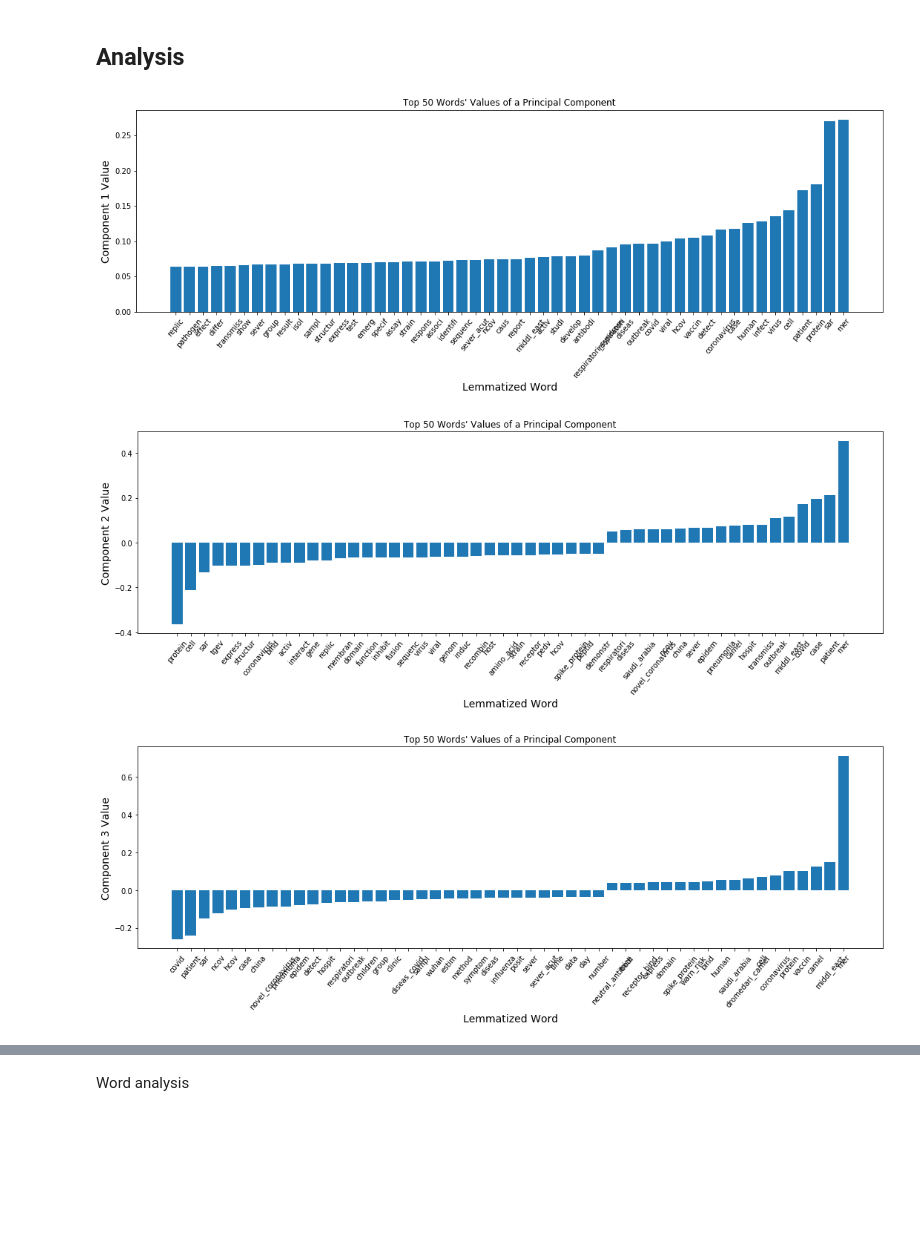
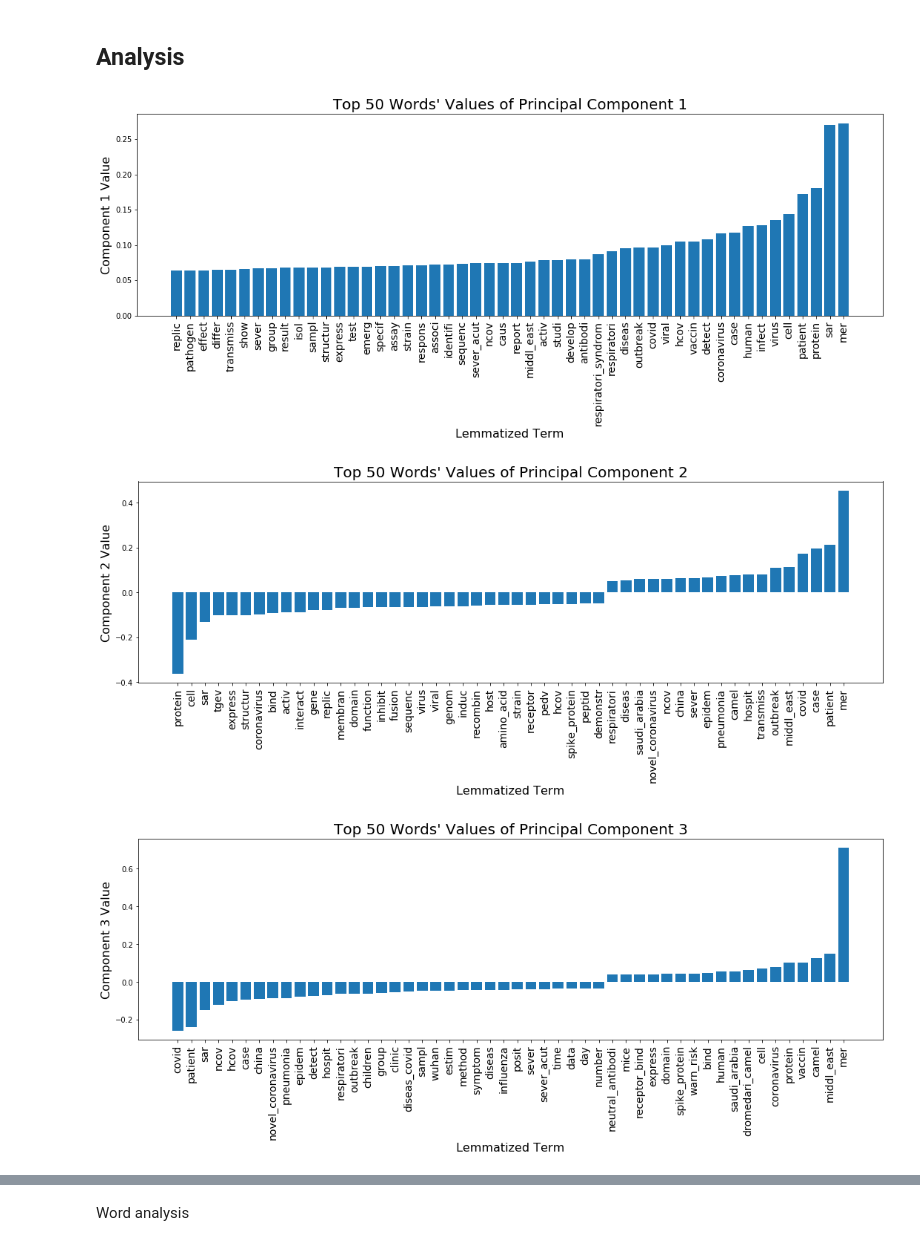
Before and after one commit to COVID19-DVRN/8-AI-Mapping-of-Relevant-Coronavirus-Literature, a Jupyter notebook: analysis/AbstractAnalytics-subsetted.ipynb, the cells around one changed output, grey strips where cells are left out. Saved outputs shown, nothing was run; the diff lists cells and outputs as text; code cells hidden in the pictures; blank space fills up the shorter version.

Commit message:
Retooling graphics for rapid analysis generated for paper

```diff
--- a/analysis/AbstractAnalytics-subsetted.ipynb
+++ b/analysis/AbstractAnalytics-subsetted.ipynb
@@ -175,10 +177,14 @@ Identifying PCs that separate COVID/non-COVID literature
 # %%
 n_bins = 50
 for c in range(10):
-    _, _, _ = plt.hist(transformed[covid_article_indexes, c], density=True, alpha=1, bins=50)
     _, _, _ = plt.hist(transformed[np.setdiff1d(list(range(len(transformed))), covid_article_indexes), c]
-             , density=True, alpha=0.5, bins=50)
-    plt.title('PC ' + str(c))
+             , density=True, alpha=1., bins=50, label='Non-COVID-19 Articles')
+    _, _, _ = plt.hist(transformed[covid_article_indexes, c], density=True,
+                       alpha=0.7, bins=50, label='COVID-19 Articles')
+    plt.title('Distribution of Articles on Principal Component ' + str(c + 1), size=14)
     plt.xticks([]); plt.yticks([])
+    plt.ylabel('Normalized Density', size=12)
+    plt.xlabel('Principal Component ' + str(c + 1) + ' Projection Value', size=12)
+    plt.legend()
     plt.show()
 # %% [output]
@@ -230,19 +236,19 @@ def get_top_words_and_scores(svd, dictionary, c, n, visual=True):
 
         plt.figure(figsize=(18,5))
         plt.bar(height=top_words_and_scores['component_score'], x=top_words_and_scores['word'])
-        plt.xticks(rotation=50)
-        plt.xlabel("Lemmatized Word", size=14)
-        plt.ylabel("Component " + str(c + 1) + ' Value', size=14)
-        plt.title("Top " + str(n) + " Words' Values of a Principal Component")
+        plt.xticks(rotation=90, size=14)
+        plt.xlabel("Lemmatized Term", size=16)
+        plt.ylabel("Component " + str(c + 1) + ' Value', size=16)
+        plt.title("Top " + str(n) + " Words' Values of Principal Component " + str(c+1), size=20)
         plt.show()
 
 
     return top_words_and_scores
 # %%
-for i in range(3):
+for i in range(10):
     top_words_and_scores = get_top_words_and_scores(truncatedsvd, dictionary, i, 50, visual=True)
     plt.show()
 # %% [output]
-[figure, old version]
+[figure, new version]
-[figure, old version]
+[figure, new version]
-[figure, old version]
+[figure, new version]
```
Also changed, not shown: parts of 10 cells of this notebook.
